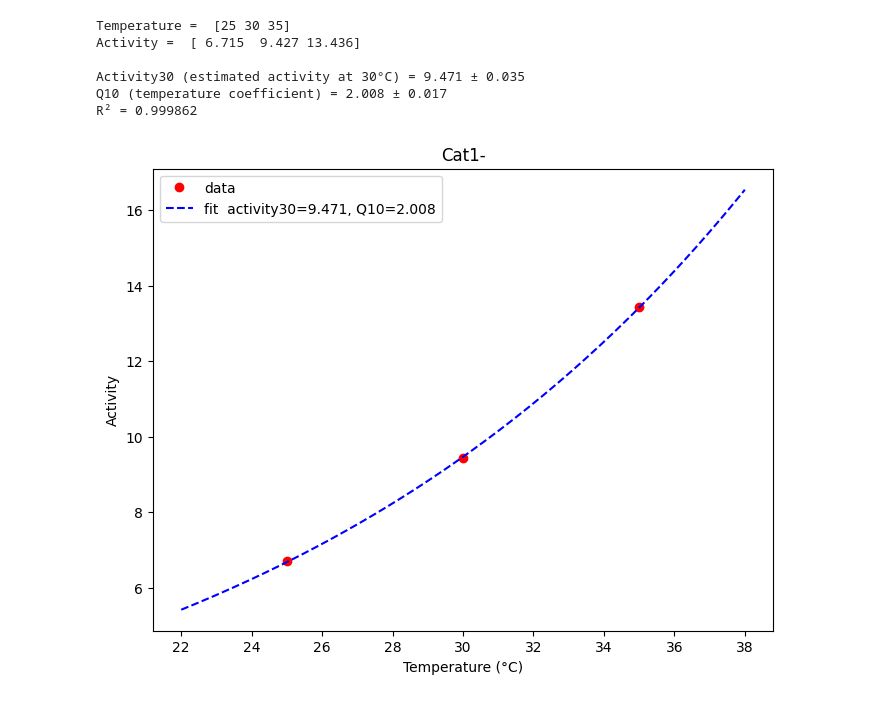
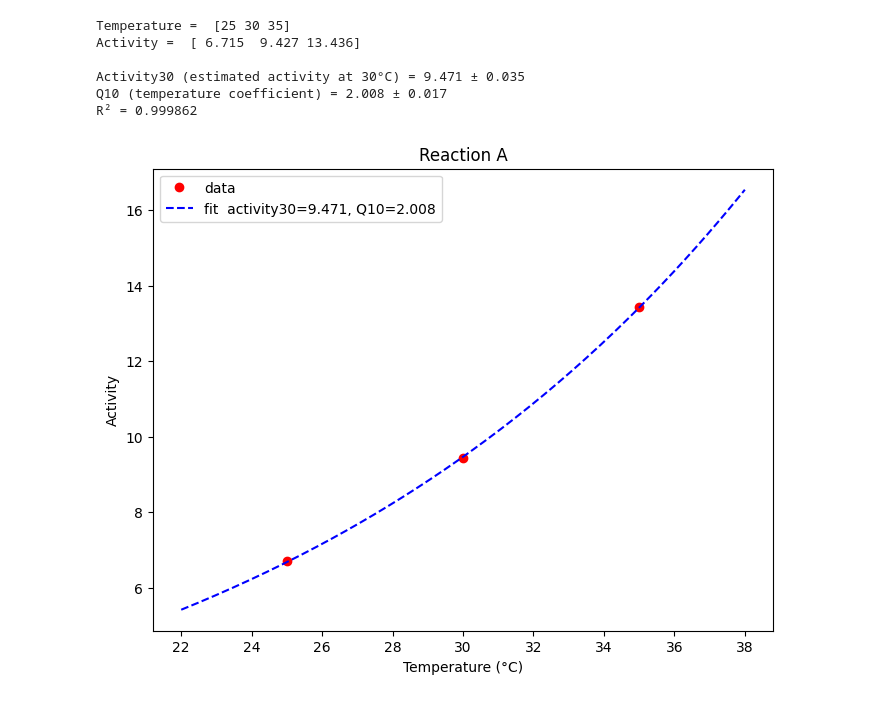
Before and after one commit to dxda6216/Q10_Temp_vs_Activity, a Jupyter notebook: Q10_temp_vs_activity.ipynb, the cells around one changed output. Cells and saved outputs as stored; diff of their text form; code cells hidden in the pictures.

```diff
--- a/Q10_temp_vs_activity.ipynb
+++ b/Q10_temp_vs_activity.ipynb
@@ -12,7 +12,7 @@ from matplotlib import pyplot as plt
 
 #@markdown Input data, then hit **Runtime** -> **Run all** (or press **Ctrl+F9**).
 # Data description (plot title)
-Data_description = "Cat1-" #@param {type:"string"}
+Data_description = "Reaction A" #@param {type:"string"}
 
 # Temperature data
 Temperatures = 25, 30, 35 #@param {type:"raw"}
@@ -27,7 +27,8 @@ print('Temperature = ', x)
 print('Activity = ', y, '\n')
 
 # Figure Settings ON of OFF
-Set_graphical_parameters_of_figure = "No (Graph axes, tick marks, etc will automatically be adjusted)" #@param ["No (Graph axes, tick marks, etc will automatically be adjusted)", "Yes (Set the parameters)"]
+# Set_graphical_parameters_of_figure = "No (Graph axes, tick marks, etc will automatically be adjusted)" #@param ["No (Graph axes, tick marks, etc will automatically be adjusted)", "Yes (Set the parameters)"]
+Set_graphical_parameters_of_figure = "No (Graph axes, tick marks, etc will automatically be adjusted)"
 
 # Figure graphical_parameter settings
 # psx[0] : figure size - width
@@ -44,11 +45,9 @@ Set_graphical_parameters_of_figure = "No (Graph axes, tick marks, etc will autom
 # psx[11] : Y-axis ticks - interval
 # psx[12] : Fitted curve - starting
 # psx[13] : Fitted curve - ending
-Figure_graphical_parameters =  8, 6, 27, 45, 28, 45, 2, 14, 45, 14, 45, 2, 28, 43 #@param {type:"raw"}
-psx = np.array(Figure_graphical_parameters)
-
-# Displaying Tab-delimited data Yes or No
-Display_tab_delimited_data = "No" #@param ["No", "Yes"]
+# Figure_graphical_parameters =  8, 6, 27, 45, 28, 45, 2, 14, 45, 14, 45, 2, 28, 43 #@param {type:"raw"}
+# psx = np.array(Figure_graphical_parameters)
+psx = [8, 6, 27, 45, 28, 45, 2, 14, 45, 14, 45, 2, 28, 43]
 
 # Defining an equation for curve fitting
 # fitting parameters:
@@ -58,7 +57,16 @@ def func(x, Activity30, q10):
 	return ( q10 ** ( ( x - 30 ) * 0.1 ) ) * Activity30
 
 # Initial values for the fitting parameters
-p0 = np.array([24.000, 1.000])
+# p0 = np.array([24.000, 1.000])
+
+# Initial values for the fitting parameters
+#
+Initial_fitting_parameter_Activity30 = 1.000#@param {type:"number"}
+Initial_fitting_parameter_Q10 = 1.000#@param {type:"number"}
+p0 = np.array([Initial_fitting_parameter_Activity30, Initial_fitting_parameter_Q10])
+
+# Displaying Tab-delimited data Yes or No
+Display_tab_delimited_data = "No" #@param ["No", "Yes"]
 
 # Fitting the data to the defined equation
 popt, pcov = curve_fit(func, x, y, p0)
@@ -120,31 +128,31 @@ plt.ylabel('Activity')
 
 if Display_tab_delimited_data == "Yes":
 	fix = np.array(range(100, 501, 1))
 	flx = fix / 10
 	fly = func(flx, popt[0], popt[1])
 	print(u'Dataset')
 	print (u'Temp (\u00B0C)\tActivity')
 	ycount = 0
 	for xseq in x:
 		print(str(xseq)+'\t'+str(y[ycount]))
 		ycount += 1
 	print(u'\nFitted Curve')
 	print (u'Temp (\u00B0C)\tActivity')
 	fcycount = 0
 	for flxseq in flx:
 		print('{:.1f}'.format(flx[fcycount])+'\t'+'{:.3f}'.format(fly[fcycount]))
 		fcycount += 1
 	print(u'\n')
 
 plt.legend()
 plt.show()
 
 ### End of script
 # %% [output]
 Temperature =  [25 30 35]
 Activity =  [ 6.715  9.427 13.436]
 
 Activity30 (estimated activity at 30°C) = 9.471 ± 0.035
 Q10 (temperature coefficient) = 2.008 ± 0.017
 R² = 0.999862
-[figure, old version]
+[figure, new version]
```
